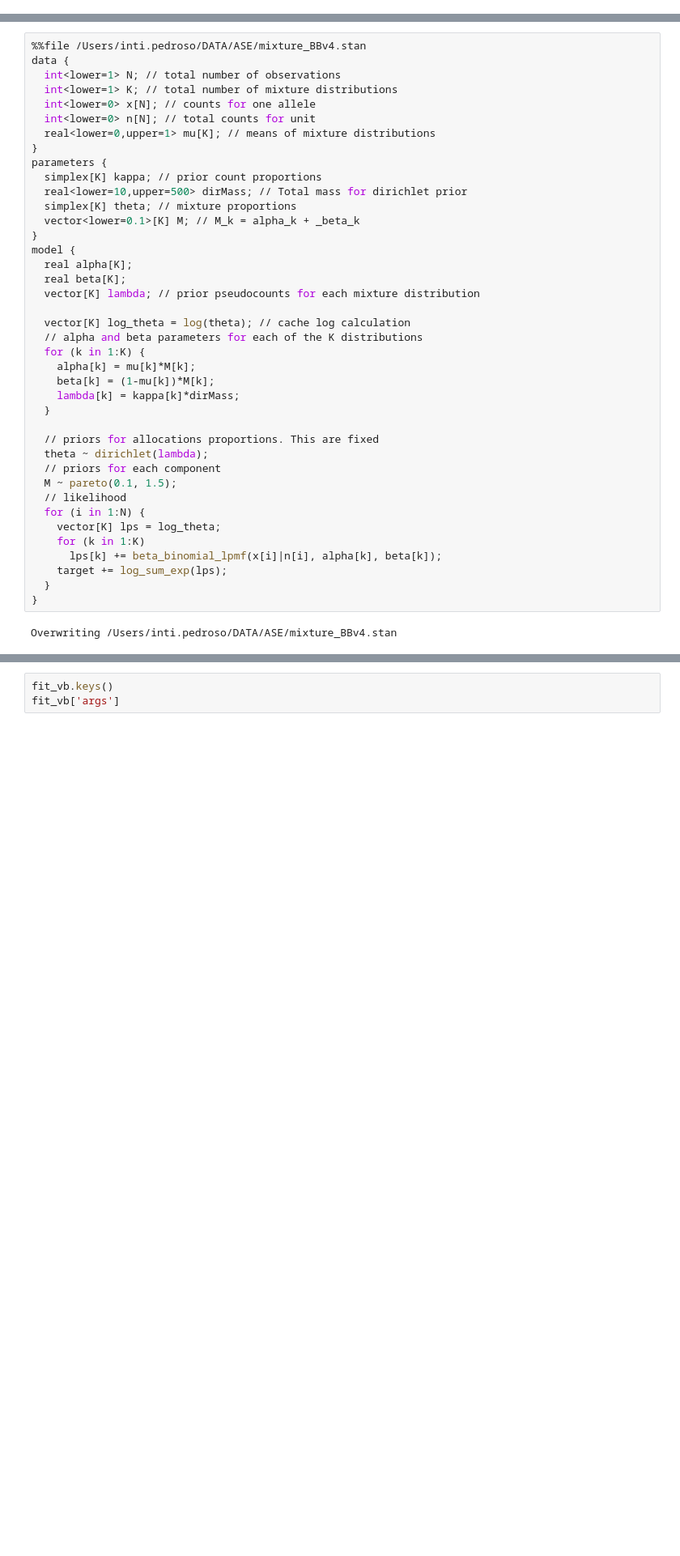
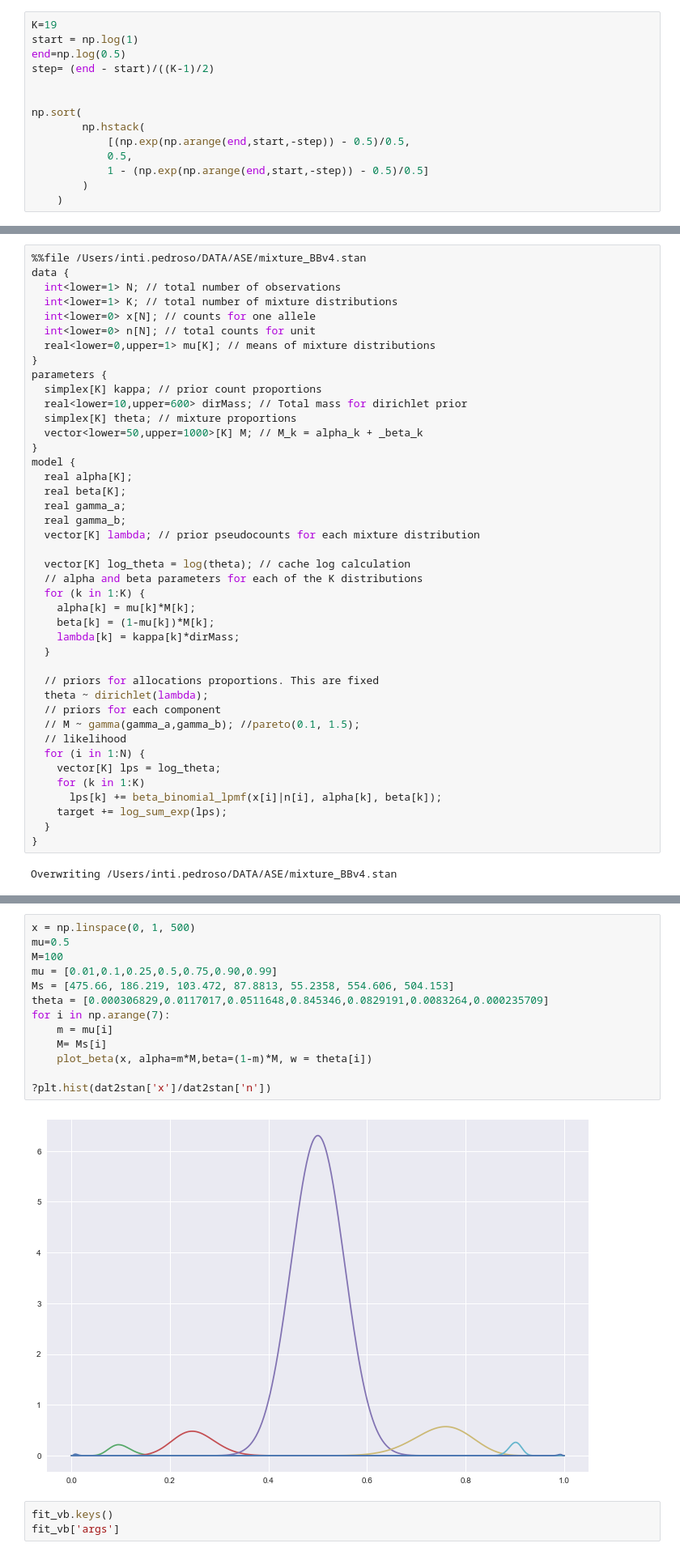
Before and after one commit to inti/ASE, a Jupyter notebook: Untitled.ipynb, the cells around one changed output, grey strips where cells are left out. Shown: that part at 81% size. Cells and saved outputs as stored; diff of their text form; blank space fills up the shorter version.

```diff
--- a/Untitled.ipynb
+++ b/Untitled.ipynb
@@ -41,0 +46,14 @@ array([0.01      , 0.20629947, 0.37003948, 0.5       , 0.62996052,
+# %%
+K=19
+start = np.log(1)
+end=np.log(0.5)
+step= (end - start)/((K-1)/2)
+
+
+np.sort(
+        np.hstack(
+            [(np.exp(np.arange(end,start,-step)) - 0.5)/0.5,
+            0.5,
+            1 - (np.exp(np.arange(end,start,-step)) - 0.5)/0.5]
+        )
+    )
@@ -54,13 +77,15 @@ data {
 }
 parameters {
   simplex[K] kappa; // prior count proportions
-  real<lower=10,upper=500> dirMass; // Total mass for dirichlet prior
+  real<lower=10,upper=600> dirMass; // Total mass for dirichlet prior
   simplex[K] theta; // mixture proportions
-  vector<lower=0.1>[K] M; // M_k = alpha_k + _beta_k
+  vector<lower=50,upper=1000>[K] M; // M_k = alpha_k + _beta_k
 }
 model {
   real alpha[K];
   real beta[K];
+  real gamma_a;
+  real gamma_b;
   vector[K] lambda; // prior pseudocounts for each mixture distribution
 
   vector[K] log_theta = log(theta); // cache log calculation
@@ -74,7 +99,7 @@ model {
   // priors for allocations proportions. This are fixed
   theta ~ dirichlet(lambda);
   // priors for each component
-  M ~ pareto(0.1, 1.5);
+  // M ~ gamma(gamma_a,gamma_b); //pareto(0.1, 1.5);
   // likelihood
   for (i in 1:N) {
     vector[K] lps = log_theta;
@@ -132,3 +194,18 @@ pd.DataFrame([fit_vb['sampler_param_names'],fit_vb['mean_pars']], index=["param"
+# %%
+x = np.linspace(0, 1, 500)
+mu=0.5
+M=100
+mu = [0.01,0.1,0.25,0.5,0.75,0.90,0.99]
+Ms = [475.66, 186.219, 103.472, 87.8813, 55.2358, 554.606, 504.153]
+theta = [0.000306829,0.0117017,0.0511648,0.845346,0.0829191,0.0083264,0.000235709]
+for i in np.arange(7):
+    m = mu[i]
+    M= Ms[i]
+    plot_beta(x, alpha=m*M,beta=(1-m)*M, w = theta[i])
+
+?plt.hist(dat2stan['x']/dat2stan['n'])
+# %% [output]
+[figure, added]
 # %%
 fit_vb.keys()
 fit_vb['args']
```
Also changed, not shown: parts of 11 cells of this notebook.
